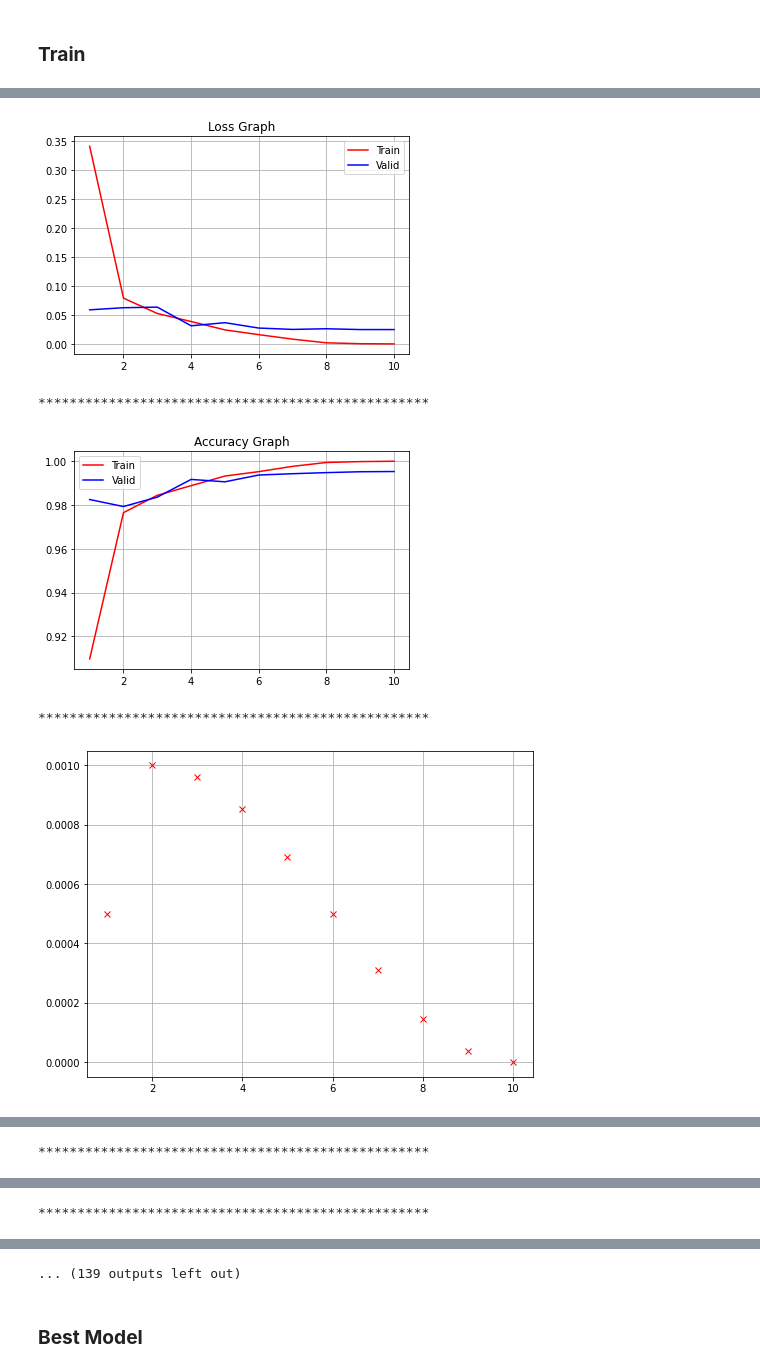
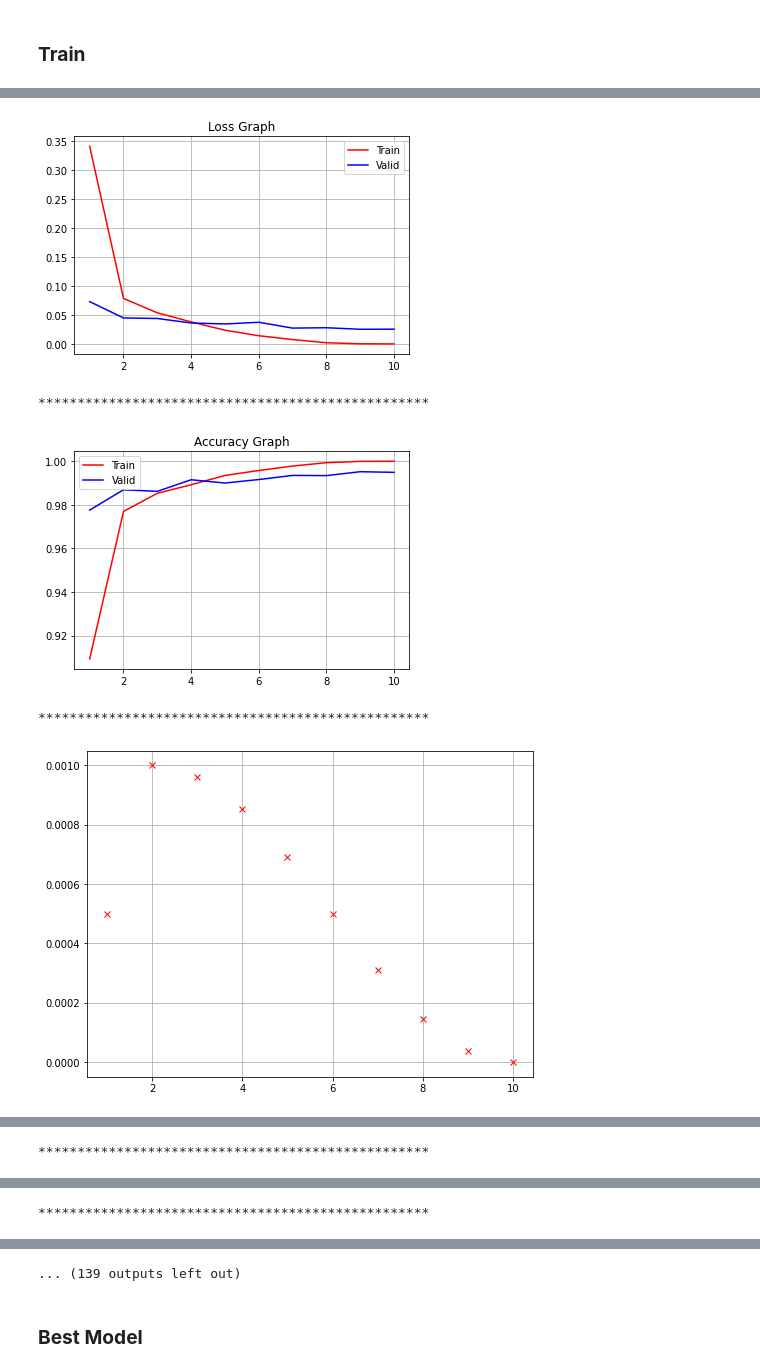
Before and after one commit to pcs-work/Kaggle-Notebooks, a Jupyter notebook: mbaza/mbaza-cnn-5-1-25-s.ipynb, the cells around one changed output, grey strips where cells are left out. Saved outputs shown, nothing was run; the diff lists cells and outputs as text; code cells hidden in the pictures.

```diff
--- a/mbaza/mbaza-cnn-5-1-25-s.ipynb
+++ b/mbaza/mbaza-cnn-5-1-25-s.ipynb
@@ -367,14 +367,14 @@ Extracting data/MNIST/raw/t10k-labels-idx1-ubyte.gz to data/MNIST/raw
 seeds: list = [i for i in range(25)]
 BLEs: list = []
 BAEs: list = []
-
+count: int = 1
 
 for seed in seeds:
     breaker()
-    print(f" ----- Seed {seed} ----- ")
+    print(f" ----- {count}.Seed {seed} ----- ")
 
     dataloaders = {
-        "train" : DL(tr_data_setup, batch_size=cfg.batch_size, shuffle=True, generator=torch.manual_seed(seed)),
+        "train" : DL(tr_data_setup, batch_size=cfg.batch_size, shuffle=True, generator=torch.manual_seed(42)),
         "valid" : DL(ts_data_setup, batch_size=cfg.batch_size, shuffle=False),
     }
 
@@ -437,6 +437,8 @@ for seed in seeds:
 
     BLEs.append(BLE)
     BAEs.append(BAE)
+
+    count += 1
 # %% [output]
 **************************************************
 
@@ -456,8 +458,8 @@ Time Taken [10 Epochs] : 5.74 minutes
 
 **************************************************
-[figure, old version]
+[figure, new version]
 **************************************************
-[figure, old version]
+[figure, new version]
 **************************************************
 [figure]
 **************************************************
```
Also changed, not shown: parts of 3 cells of this notebook.
